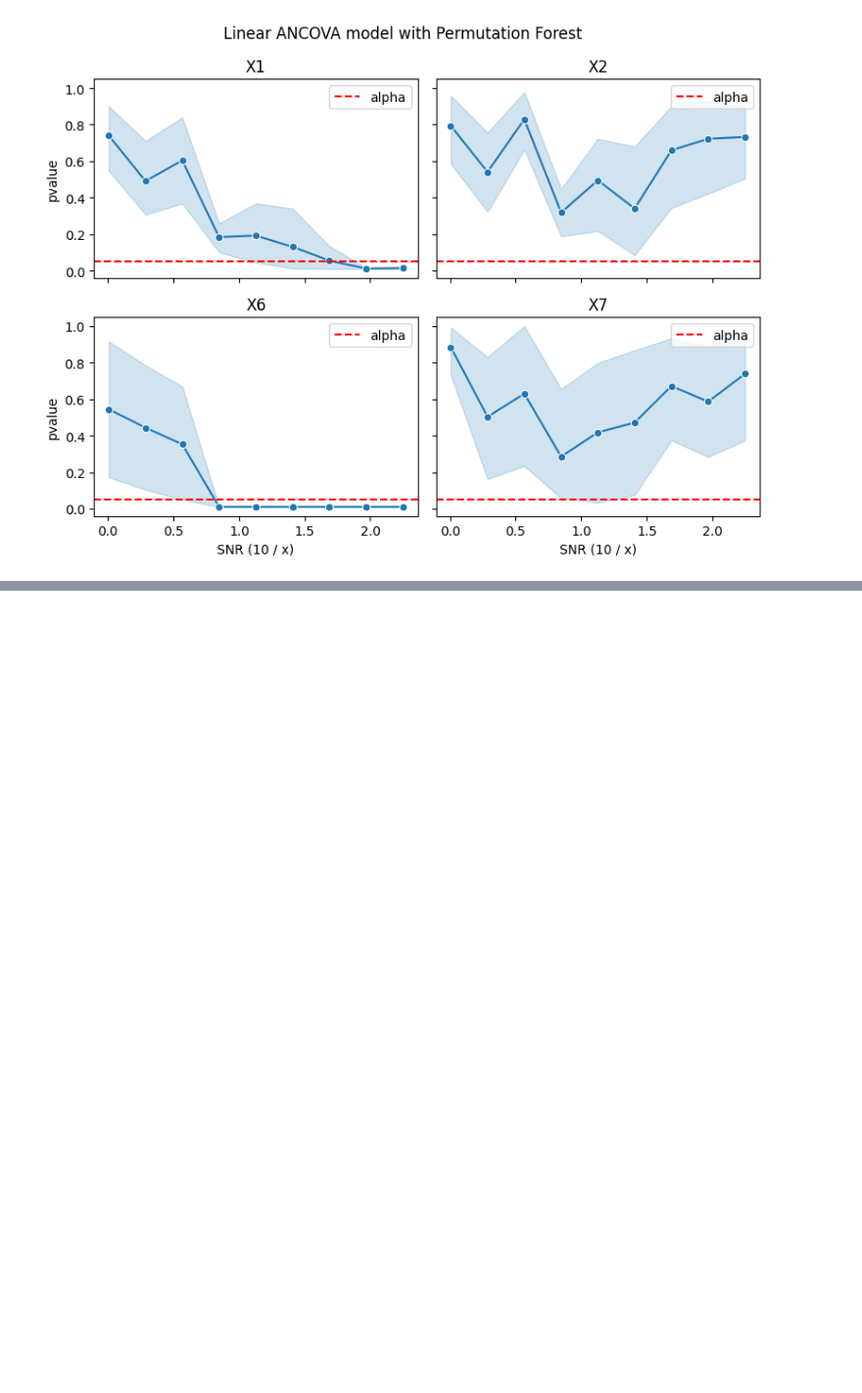
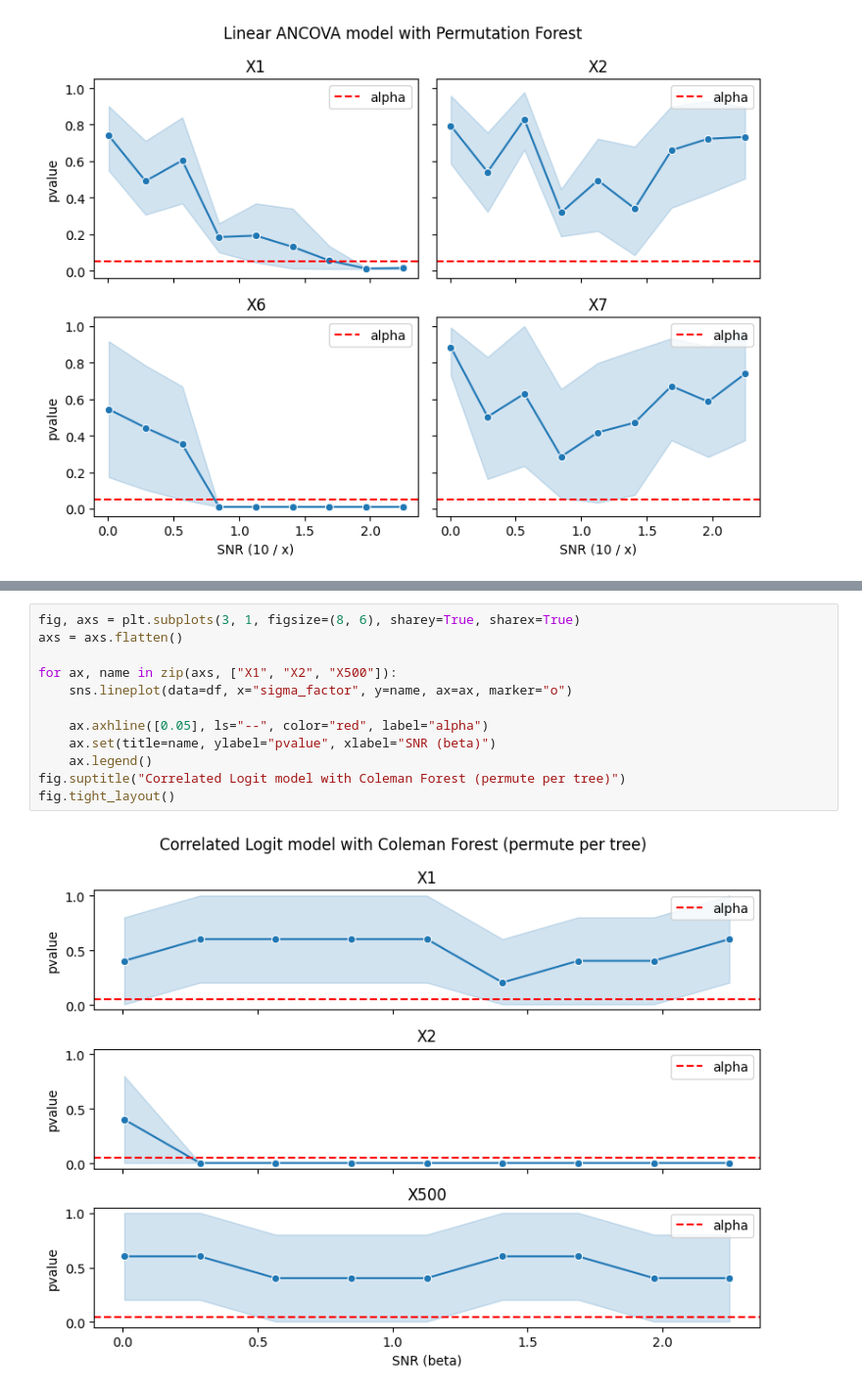
Before and after one commit to neurodata/treeple, a Jupyter notebook: benchmarks_nonasv/test_permutation_forest.ipynb, the cells around one changed output, grey strips where cells are left out. Shown at 98% size. Saved outputs shown, nothing was run; the diff lists cells and outputs as text; blank space fills up the shorter version.

```diff
--- a/benchmarks_nonasv/test_permutation_forest.ipynb
+++ b/benchmarks_nonasv/test_permutation_forest.ipynb
@@ -220,0 +356,14 @@ fig.tight_layout()
+# %%
+fig, axs = plt.subplots(3, 1, figsize=(8, 6), sharey=True, sharex=True)
+axs = axs.flatten()
+
+for ax, name in zip(axs, ["X1", "X2", "X500"]):
+    sns.lineplot(data=df, x="sigma_factor", y=name, ax=ax, marker="o")
+
+    ax.axhline([0.05], ls="--", color="red", label="alpha")
+    ax.set(title=name, ylabel="pvalue", xlabel="SNR (beta)")
+    ax.legend()
+fig.suptitle("Correlated Logit model with Coleman Forest (permute per tree)")
+fig.tight_layout()
+# %% [output]
+[figure, added]
```
Also changed, not shown: parts of 13 cells of this notebook, 2 other files.
